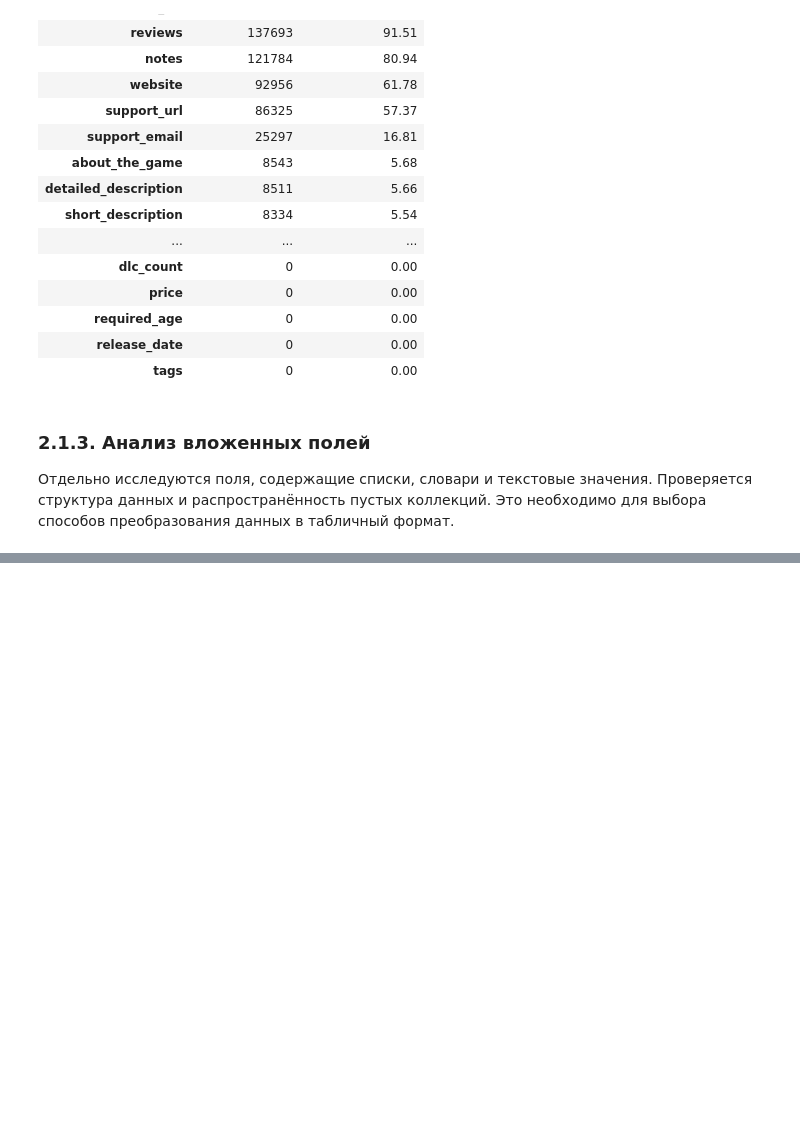
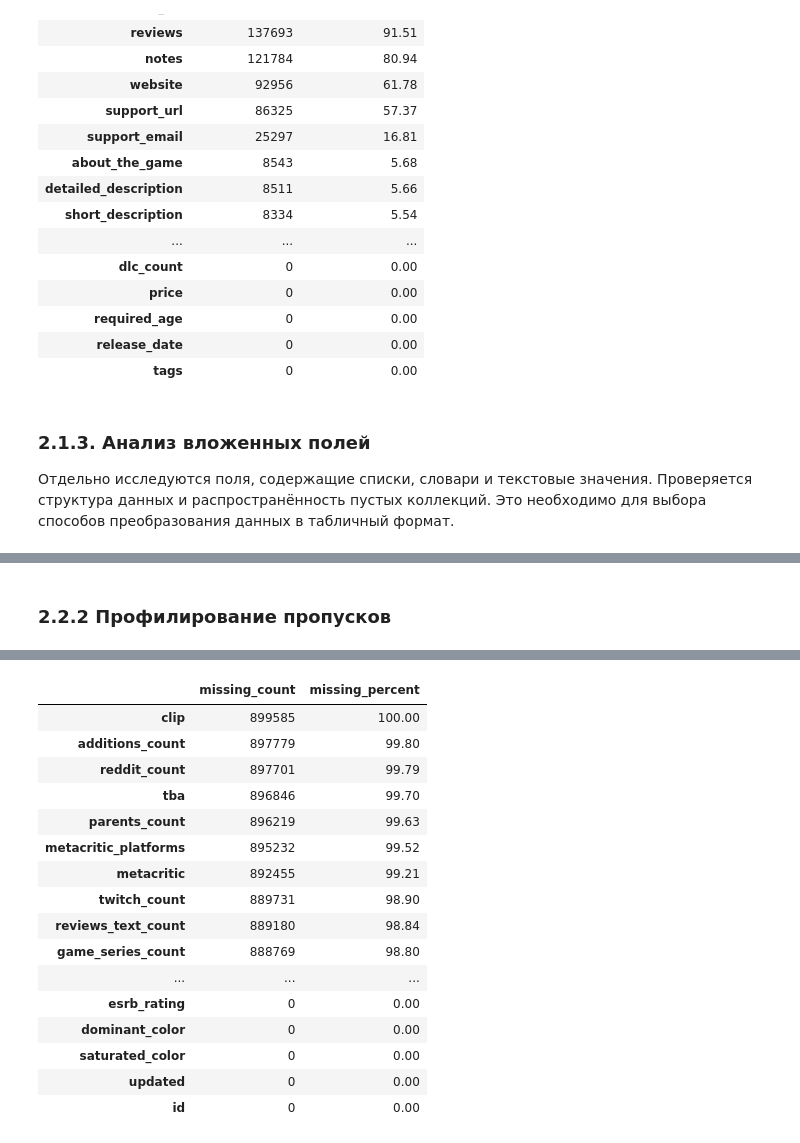
Before and after one commit to Dani-ldyaev/gaming-data-analysis, a Jupyter notebook: notebooks/2_3.ipynb, the cells around one changed output, grey strips where cells are left out. Cells and saved outputs as stored; diff of their text form; code cells hidden in the pictures; blank space fills up the shorter version.

```diff
--- a/notebooks/2_3.ipynb
+++ b/notebooks/2_3.ipynb
@@ -646,19 +658,0 @@ RAWG Games Dataset содержит сведения об играх, включ
-# %%
-
-import pyarrow.parquet as pq
-
-rawg_path = RAW / "rawg" / "videogames_data.parquet"
-rawg_file = pq.ParquetFile(rawg_path)
-
-print("Количество записей:", rawg_file.metadata.num_rows)
-print("Количество столбцов:", len(rawg_file.schema.names))
-
-print("\nСтолбцы и типы данных:")
-display(pd.DataFrame({
-    "column": rawg_file.schema_arrow.names,
-    "dtype": [str(t) for t in rawg_file.schema_arrow.types]
-}))
-
-print("\nПервые 3 записи:")
-rawg_sample = next(rawg_file.iter_batches(batch_size=3)).to_pandas()
-display(rawg_sample)
@@ -788,0 +659,44 @@ display(
+# %% [markdown]
+### 2.2.2 Профилирование пропусков
+# %%
+from collections import Counter
+import pyarrow.parquet as pq
+
+rawg_file = pq.ParquetFile(rawg_path)
+
+missing_counts = Counter()
+rawg_ids = set()
+total_rows = 0
+
+for batch in rawg_file.iter_batches(batch_size=50_000):
+    data = batch.to_pydict()
+    total_rows += batch.num_rows
+
+    for column, values in data.items():
+        missing_counts[column] += sum(
+            value is None
+            or value == ""
+            or (column == "added_by_status" and value == "None")
+            for value in values
+        )
+
+    rawg_ids.update(data["id"])
+
+rawg_missing = pd.DataFrame({
+    "missing_count": missing_counts
+})
+
+rawg_missing["missing_percent"] = (
+    rawg_missing["missing_count"] / total_rows * 100
+).round(2)
+
+rawg_missing = rawg_missing.sort_values(
+    "missing_percent", ascending=False
+)
+
+print("Количество записей:", total_rows)
+print("Количество уникальных id:", len(rawg_ids))
+print("Количество повторяющихся id:", total_rows - len(rawg_ids))
+
+display(rawg_missing)
+# %% [output]
@@ -788,0 +706,17 @@ display(
+|  | missing_count | missing_percent |
+| clip | 899585 | 100.00 |
+| additions_count | 897779 | 99.80 |
+| reddit_count | 897701 | 99.79 |
+| tba | 896846 | 99.70 |
+| parents_count | 896219 | 99.63 |
+| metacritic_platforms | 895232 | 99.52 |
+| metacritic | 892455 | 99.21 |
+| twitch_count | 889731 | 98.90 |
+| reviews_text_count | 889180 | 98.84 |
+| game_series_count | 888769 | 98.80 |
+| ... | ... | ... |
+| esrb_rating | 0 | 0.00 |
+| dominant_color | 0 | 0.00 |
+| saturated_color | 0 | 0.00 |
+| updated | 0 | 0.00 |
+| id | 0 | 0.00 |
```
Also changed, not shown: parts of 8 cells of this notebook.
